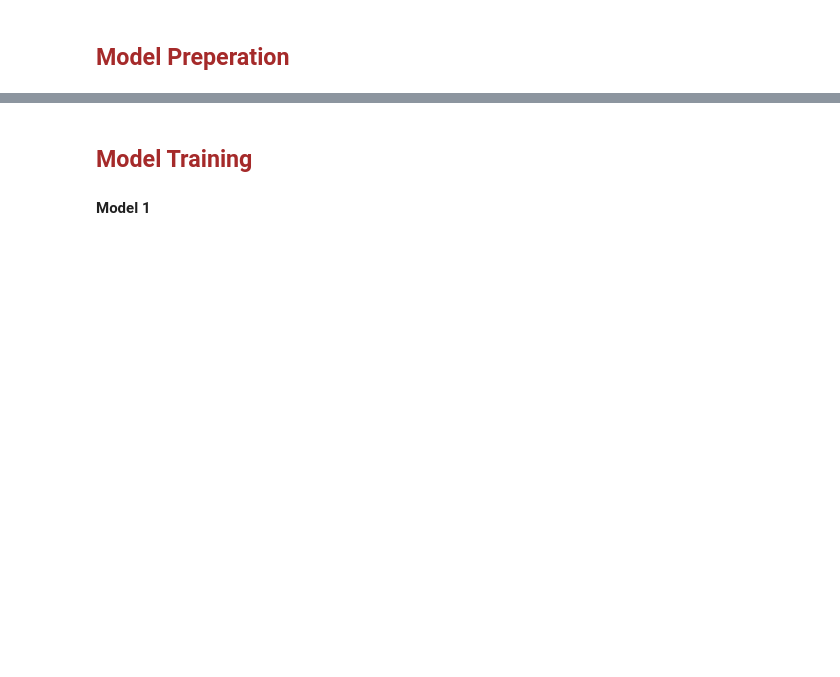
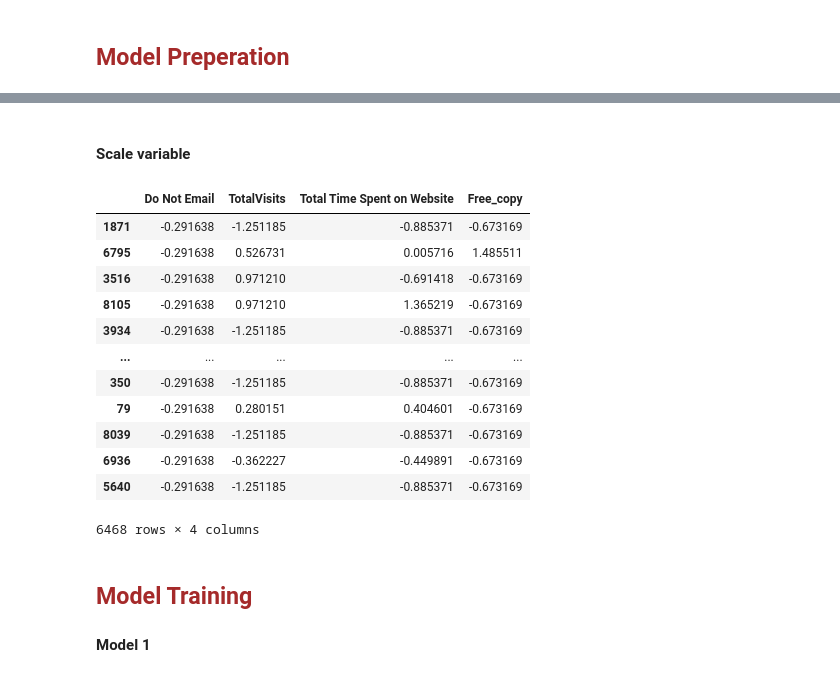
Before and after one commit to ankanroy92in/X_Education, a Jupyter notebook: X_Education.ipynb, the cells around one changed output, grey strips where cells are left out. Saved outputs shown, nothing was run; the diff lists cells and outputs as text; code cells hidden in the pictures; blank space fills up the shorter version.

```diff
--- a/X_Education.ipynb
+++ b/X_Education.ipynb
@@ -957,3 +956,29 @@ X_train.shape
+# %% [markdown]
+#### Scale variable
+# %%
+# using standard scaler for scaling the features
+scaler = StandardScaler()
+
+# fetching int64 and float64 dtype columns from dataframe for scaling
+num_cols=X_train.select_dtypes(include=['int64','float64']).columns
+
+X_train[num_cols] = scaler.fit_transform(X_train[num_cols])
+# %%
+X_train[num_cols]
+# %% [output]
+|  | Do Not Email | TotalVisits | Total Time Spent on Website | Free_copy |
+| 1871 | -0.291638 | -1.251185 | -0.885371 | -0.673169 |
+| 6795 | -0.291638 | 0.526731 | 0.005716 | 1.485511 |
+| 3516 | -0.291638 | 0.971210 | -0.691418 | -0.673169 |
+| 8105 | -0.291638 | 0.971210 | 1.365219 | -0.673169 |
+| 3934 | -0.291638 | -1.251185 | -0.885371 | -0.673169 |
+| ... | ... | ... | ... | ... |
+| 350 | -0.291638 | -1.251185 | -0.885371 | -0.673169 |
+| 79 | -0.291638 | 0.280151 | 0.404601 | -0.673169 |
+| 8039 | -0.291638 | -1.251185 | -0.885371 | -0.673169 |
+| 6936 | -0.291638 | -0.362227 | -0.449891 | -0.673169 |
+| 5640 | -0.291638 | -1.251185 | -0.885371 | -0.673169 |
+6468 rows × 4 columns
 # %% [markdown]
 # <h2 align="left"> <font color='brown'>Model Training</font></h2>
 
```
Also changed, not shown: parts of 31 cells of this notebook.
